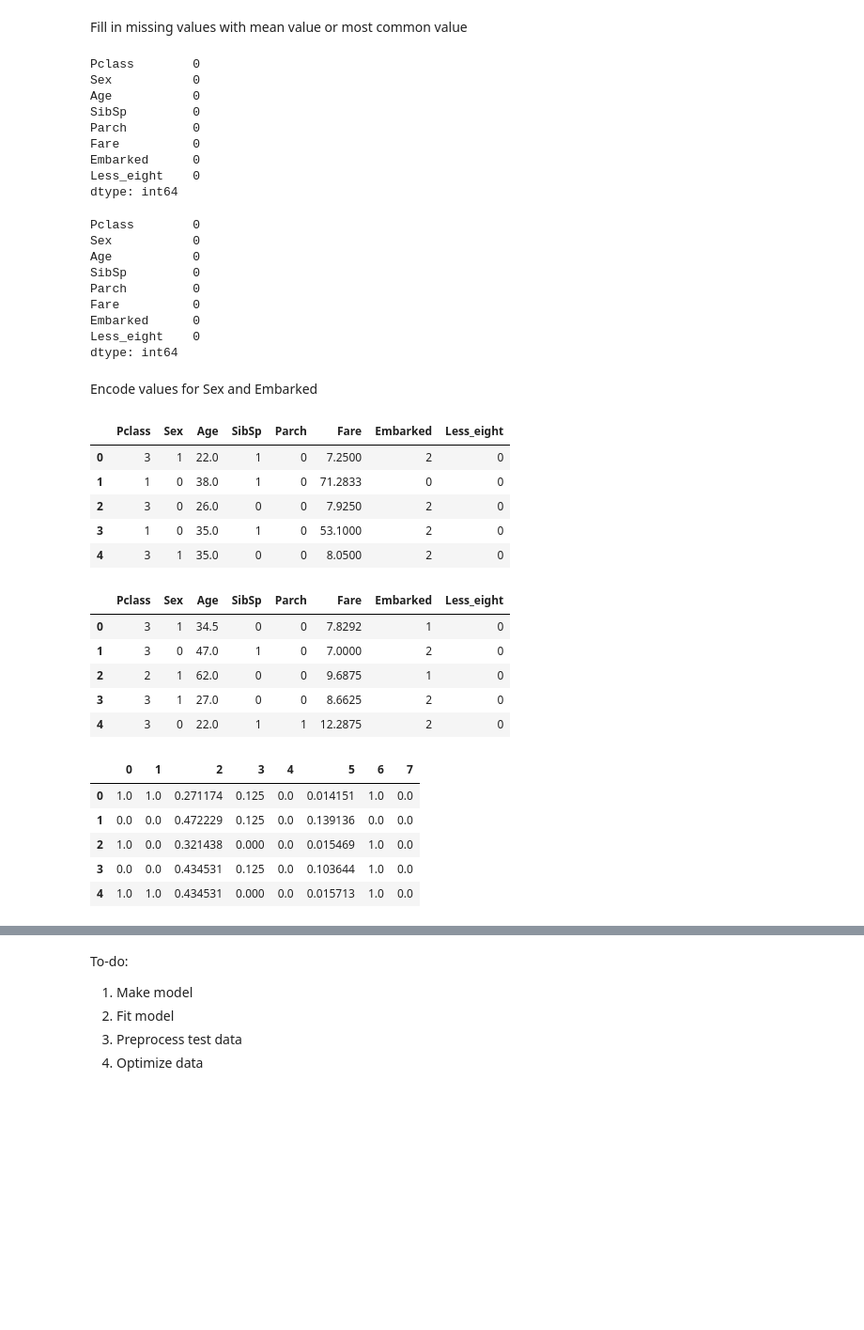
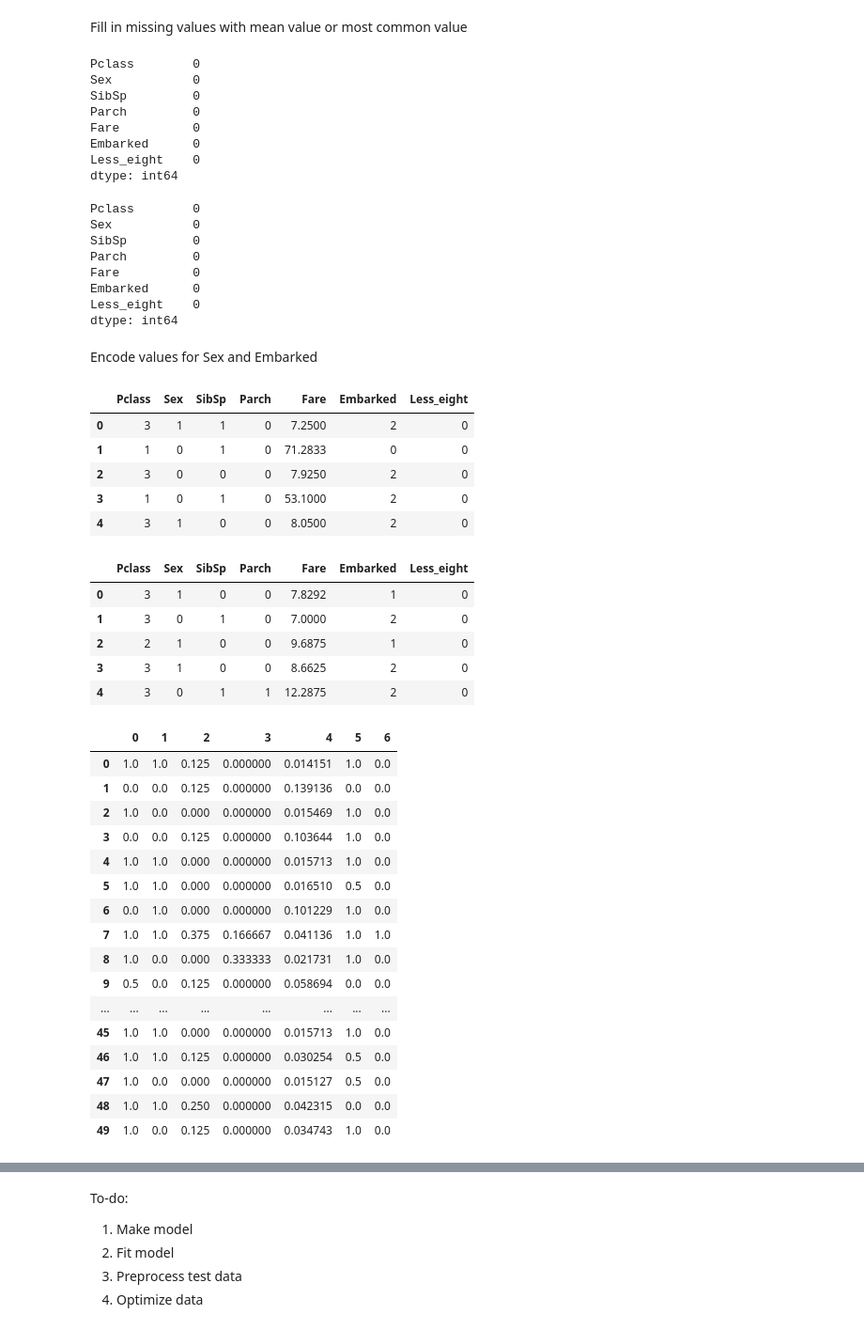
Before and after one commit to hammondb82/Titanic-Maching-Learning-Project, a Jupyter notebook: titanic-ml-project.ipynb, the cells around one changed output, grey strips where cells are left out. Shown at 94% size. Drawn from its saved outputs; the diff is of its cells as text; code cells hidden in the pictures; blank space fills up the shorter version.

```diff
--- a/titanic-ml-project.ipynb
+++ b/titanic-ml-project.ipynb
@@ -184,14 +184,15 @@ X_test['Embarked'].fillna('S', inplace = True)
 X_test['Fare'].fillna(X_test['Fare'].mean(), inplace = True)
 # %%
 X['Less_eight'] = train['Age'].lt(9)
-X_test['Less_eight'] = train['Age'].lt(9)
+X_test['Less_eight'] = test['Age'].lt(9)
 # %%
 # check to make sure all NA have been handled
+X = X.drop(columns =['Age'])
+X_test = X_test.drop(columns =['Age'])
 X.isna().sum()
 # %% [output]
 Pclass        0
 Sex           0
-Age           0
 SibSp         0
 Parch         0
 Fare          0
@@ -203,7 +204,6 @@ X_test.isna().sum()
 # %% [output]
 Pclass        0
 Sex           0
-Age           0
 SibSp         0
 Parch         0
 Fare          0
@@ -220,24 +220,24 @@ X['Embarked'] = le.fit_transform(X['Embarked'])
 X['Less_eight'] = le.fit_transform(X['Less_eight'])
 X.head()
 # %% [output]
-|  | Pclass | Sex | Age | SibSp | Parch | Fare | Embarked | Less_eight |
-| 0 | 3 | 1 | 22.0 | 1 | 0 | 7.2500 | 2 | 0 |
-| 1 | 1 | 0 | 38.0 | 1 | 0 | 71.2833 | 0 | 0 |
-| 2 | 3 | 0 | 26.0 | 0 | 0 | 7.9250 | 2 | 0 |
-| 3 | 1 | 0 | 35.0 | 1 | 0 | 53.1000 | 2 | 0 |
-| 4 | 3 | 1 | 35.0 | 0 | 0 | 8.0500 | 2 | 0 |
+|  | Pclass | Sex | SibSp | Parch | Fare | Embarked | Less_eight |
+| 0 | 3 | 1 | 1 | 0 | 7.2500 | 2 | 0 |
+| 1 | 1 | 0 | 1 | 0 | 71.2833 | 0 | 0 |
+| 2 | 3 | 0 | 0 | 0 | 7.9250 | 2 | 0 |
+| 3 | 1 | 0 | 1 | 0 | 53.1000 | 2 | 0 |
+| 4 | 3 | 1 | 0 | 0 | 8.0500 | 2 | 0 |
 # %%
 X_test['Sex'] = le.fit_transform(X_test['Sex'])
 X_test['Embarked'] = le.fit_transform(X_test['Embarked'])
 X_test['Less_eight'] = le.fit_transform(X_test['Less_eight'])
 X_test.head()
 # %% [output]
-|  | Pclass | Sex | Age | SibSp | Parch | Fare | Embarked | Less_eight |
-| 0 | 3 | 1 | 34.5 | 0 | 0 | 7.8292 | 1 | 0 |
-| 1 | 3 | 0 | 47.0 | 1 | 0 | 7.0000 | 2 | 0 |
-| 2 | 2 | 1 | 62.0 | 0 | 0 | 9.6875 | 1 | 0 |
-| 3 | 3 | 1 | 27.0 | 0 | 0 | 8.6625 | 2 | 0 |
-| 4 | 3 | 0 | 22.0 | 1 | 1 | 12.2875 | 2 | 0 |
+|  | Pclass | Sex | SibSp | Parch | Fare | Embarked | Less_eight |
+| 0 | 3 | 1 | 0 | 0 | 7.8292 | 1 | 0 |
+| 1 | 3 | 0 | 1 | 0 | 7.0000 | 2 | 0 |
+| 2 | 2 | 1 | 0 | 0 | 9.6875 | 1 | 0 |
+| 3 | 3 | 1 | 0 | 0 | 8.6625 | 2 | 0 |
+| 4 | 3 | 0 | 1 | 1 | 12.2875 | 2 | 0 |
 # %%
 scaler = MinMaxScaler(feature_range = (0,1))
 X_2 = scaler.fit_transform(X)
@@ -245,14 +245,25 @@ X_test_scaled = scaler.transform(X_test)
 # %%
 X_test_final = DataFrame(X_test_scaled)
 X_final = DataFrame(X_2)
-X_final.head()
+X_final.head(50)
 # %% [output]
-|  | 0 | 1 | 2 | 3 | 4 | 5 | 6 | 7 |
-| 0 | 1.0 | 1.0 | 0.271174 | 0.125 | 0.0 | 0.014151 | 1.0 | 0.0 |
-| 1 | 0.0 | 0.0 | 0.472229 | 0.125 | 0.0 | 0.139136 | 0.0 | 0.0 |
-| 2 | 1.0 | 0.0 | 0.321438 | 0.000 | 0.0 | 0.015469 | 1.0 | 0.0 |
-| 3 | 0.0 | 0.0 | 0.434531 | 0.125 | 0.0 | 0.103644 | 1.0 | 0.0 |
-| 4 | 1.0 | 1.0 | 0.434531 | 0.000 | 0.0 | 0.015713 | 1.0 | 0.0 |
+|  | 0 | 1 | 2 | 3 | 4 | 5 | 6 |
+| 0 | 1.0 | 1.0 | 0.125 | 0.000000 | 0.014151 | 1.0 | 0.0 |
+| 1 | 0.0 | 0.0 | 0.125 | 0.000000 | 0.139136 | 0.0 | 0.0 |
+| 2 | 1.0 | 0.0 | 0.000 | 0.000000 | 0.015469 | 1.0 | 0.0 |
+| 3 | 0.0 | 0.0 | 0.125 | 0.000000 | 0.103644 | 1.0 | 0.0 |
+| 4 | 1.0 | 1.0 | 0.000 | 0.000000 | 0.015713 | 1.0 | 0.0 |
+| 5 | 1.0 | 1.0 | 0.000 | 0.000000 | 0.016510 | 0.5 | 0.0 |
+| 6 | 0.0 | 1.0 | 0.000 | 0.000000 | 0.101229 | 1.0 | 0.0 |
+| 7 | 1.0 | 1.0 | 0.375 | 0.166667 | 0.041136 | 1.0 | 1.0 |
+| 8 | 1.0 | 0.0 | 0.000 | 0.333333 | 0.021731 | 1.0 | 0.0 |
+| 9 | 0.5 | 0.0 | 0.125 | 0.000000 | 0.058694 | 0.0 | 0.0 |
+| ... | ... | ... | ... | ... | ... | ... | ... |
+| 45 | 1.0 | 1.0 | 0.000 | 0.000000 | 0.015713 | 1.0 | 0.0 |
+| 46 | 1.0 | 1.0 | 0.125 | 0.000000 | 0.030254 | 0.5 | 0.0 |
+| 47 | 1.0 | 0.0 | 0.000 | 0.000000 | 0.015127 | 0.5 | 0.0 |
+| 48 | 1.0 | 1.0 | 0.250 | 0.000000 | 0.042315 | 0.0 | 0.0 |
+| 49 | 1.0 | 0.0 | 0.125 | 0.000000 | 0.034743 | 1.0 | 0.0 |
 # %%
 X_train, X_valid, y_train, y_valid = train_test_split(X_final, y, test_size=0.20, random_state=1)
 # %%
```
Also changed, not shown: parts of 6 cells of this notebook.
